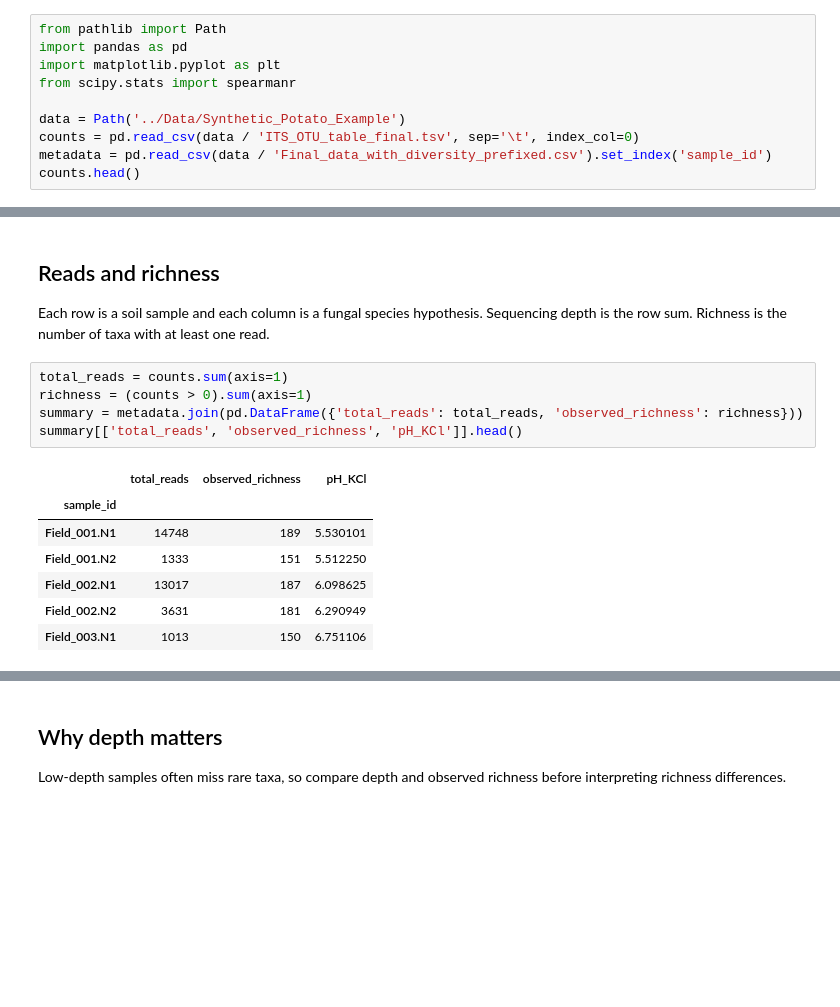
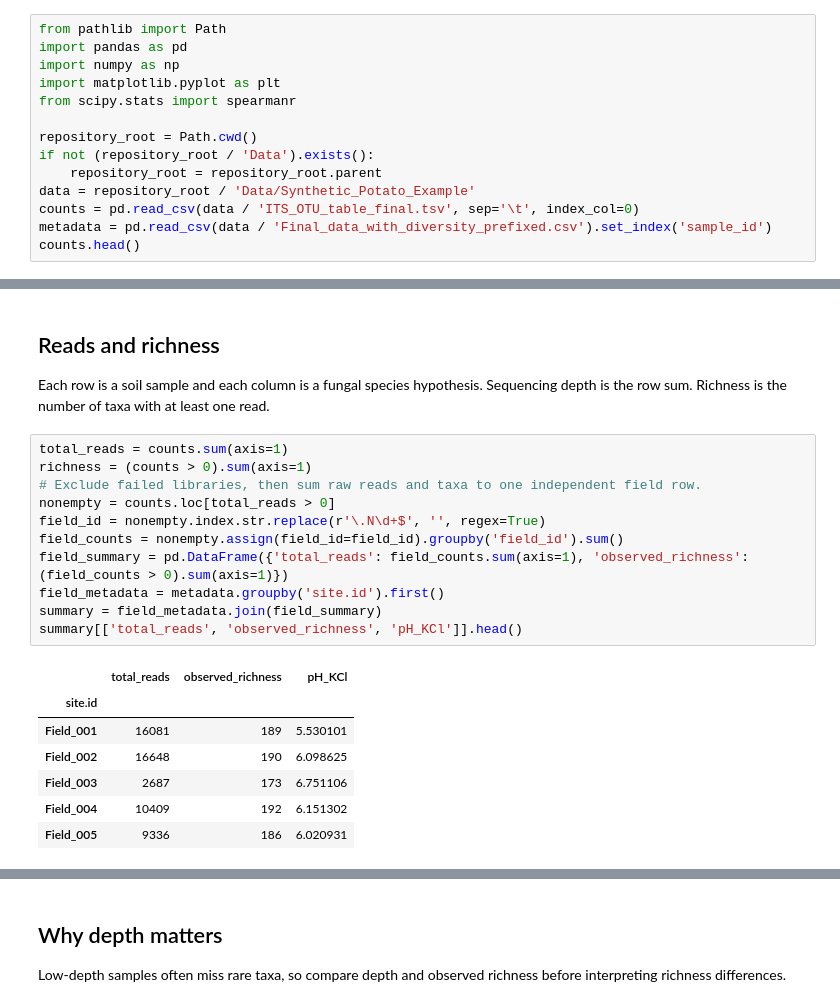
Before and after one commit to bo-maxwell-stevens/ecology-stats-tutorials, a Jupyter notebook: Notebooks/01_Introduction_to_Ecological_Data_Analysis.ipynb, the cells around one changed output, grey strips where cells are left out. Saved outputs shown, nothing was run; the diff lists cells and outputs as text; blank space fills up the shorter version.

```diff
--- a/Notebooks/01_Introduction_to_Ecological_Data_Analysis.ipynb
+++ b/Notebooks/01_Introduction_to_Ecological_Data_Analysis.ipynb
@@ -4,10 +4,14 @@ This notebook uses the completely synthetic potato-soil dataset. It shows how a
 # %%
 from pathlib import Path
 import pandas as pd
+import numpy as np
 import matplotlib.pyplot as plt
 from scipy.stats import spearmanr
 
-data = Path('../Data/Synthetic_Potato_Example')
+repository_root = Path.cwd()
+if not (repository_root / 'Data').exists():
+    repository_root = repository_root.parent
+data = repository_root / 'Data/Synthetic_Potato_Example'
 counts = pd.read_csv(data / 'ITS_OTU_table_final.tsv', sep='\t', index_col=0)
 metadata = pd.read_csv(data / 'Final_data_with_diversity_prefixed.csv').set_index('sample_id')
 counts.head()
@@ -26,13 +30,19 @@ Each row is a soil sample and each column is a fungal species hypothesis. Sequen
 # %%
 total_reads = counts.sum(axis=1)
 richness = (counts > 0).sum(axis=1)
-summary = metadata.join(pd.DataFrame({'total_reads': total_reads, 'observed_richness': richness}))
+# Exclude failed libraries, then sum raw reads and taxa to one independent field row.
+nonempty = counts.loc[total_reads > 0]
+field_id = nonempty.index.str.replace(r'\.N\d+$', '', regex=True)
+field_counts = nonempty.assign(field_id=field_id).groupby('field_id').sum()
+field_summary = pd.DataFrame({'total_reads': field_counts.sum(axis=1), 'observed_richness': (field_counts > 0).sum(axis=1)})
+field_metadata = metadata.groupby('site.id').first()
+summary = field_metadata.join(field_summary)
 summary[['total_reads', 'observed_richness', 'pH_KCl']].head()
 # %% [output]
 |  | total_reads | observed_richness | pH_KCl |
-| sample_id |  |  |  |
-| Field_001.N1 | 14748 | 189 | 5.530101 |
-| Field_001.N2 | 1333 | 151 | 5.512250 |
-| Field_002.N1 | 13017 | 187 | 6.098625 |
-| Field_002.N2 | 3631 | 181 | 6.290949 |
-| Field_003.N1 | 1013 | 150 | 6.751106 |
+| site.id |  |  |  |
+| Field_001 | 16081 | 189 | 5.530101 |
+| Field_002 | 16648 | 190 | 6.098625 |
+| Field_003 | 2687 | 173 | 6.751106 |
+| Field_004 | 10409 | 192 | 6.151302 |
+| Field_005 | 9336 | 186 | 6.020931 |
```
Also changed, not shown: parts of 4 cells of this notebook, 27 other files.
